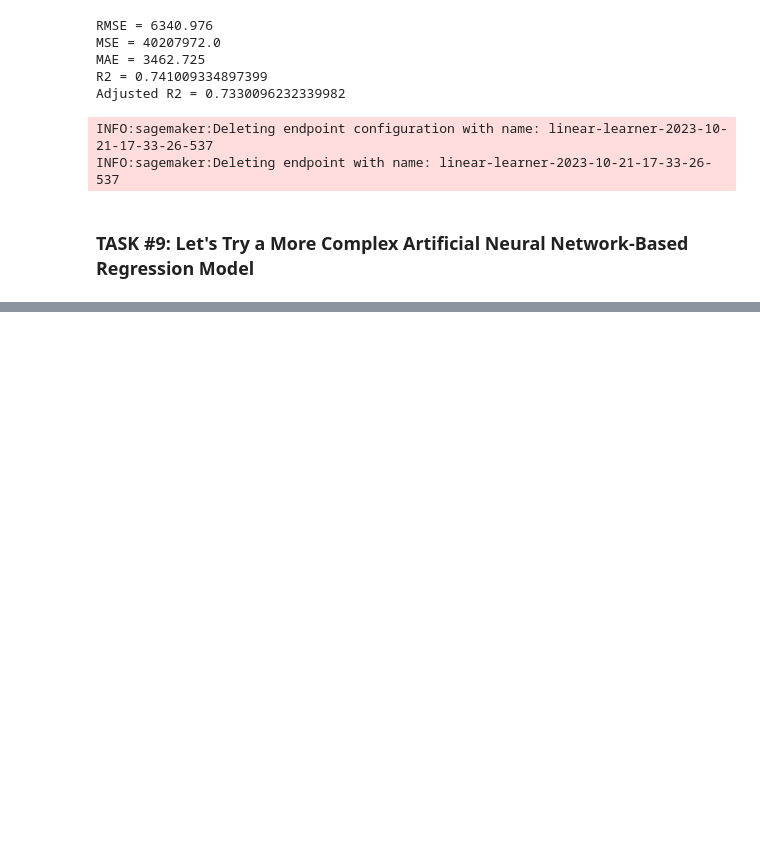
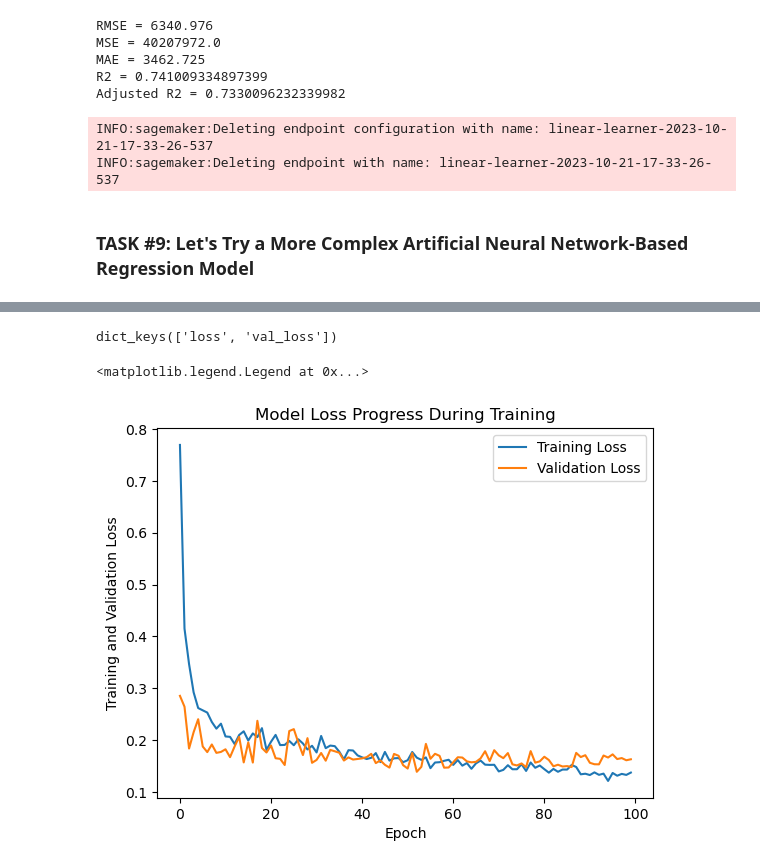
Before and after one commit to RomanRosa/medical_insurance_premium_prediction, a Jupyter notebook: medical_insurance_prediction.ipynb, the cells around one changed output, grey strips where cells are left out. Cells and saved outputs as stored; diff of their text form; code cells hidden in the pictures; blank space fills up the shorter version.

```diff
--- a/medical_insurance_prediction.ipynb
+++ b/medical_insurance_prediction.ipynb
@@ -902,0 +937,4 @@ ANN_model.add
+# %%
+ANN_model.compile(optimizer = 'Adam', loss = 'mean_squared_error')
+
+epochs_hist = ANN_model.fit(X_train, y_train, epochs = 100, batch_size = 20, validation_split = 0.2)
@@ -918,0 +966,14 @@ ANN_model.summary()
+# %%
+epochs_hist.history.keys()
+# %% [output]
+dict_keys(['loss', 'val_loss'])
+# %%
+plt.plot(epochs_hist.history['loss'])
+plt.plot(epochs_hist.history['val_loss'])
+plt.title('Model Loss Progress During Training')
+plt.xlabel('Epoch')
+plt.ylabel('Training and Validation Loss')
+plt.legend(['Training Loss', 'Validation Loss'])
+# %% [output]
+<matplotlib.legend.Legend at 0x...>
+[figure, added]
```
Also changed, not shown: parts of 33 cells of this notebook.
